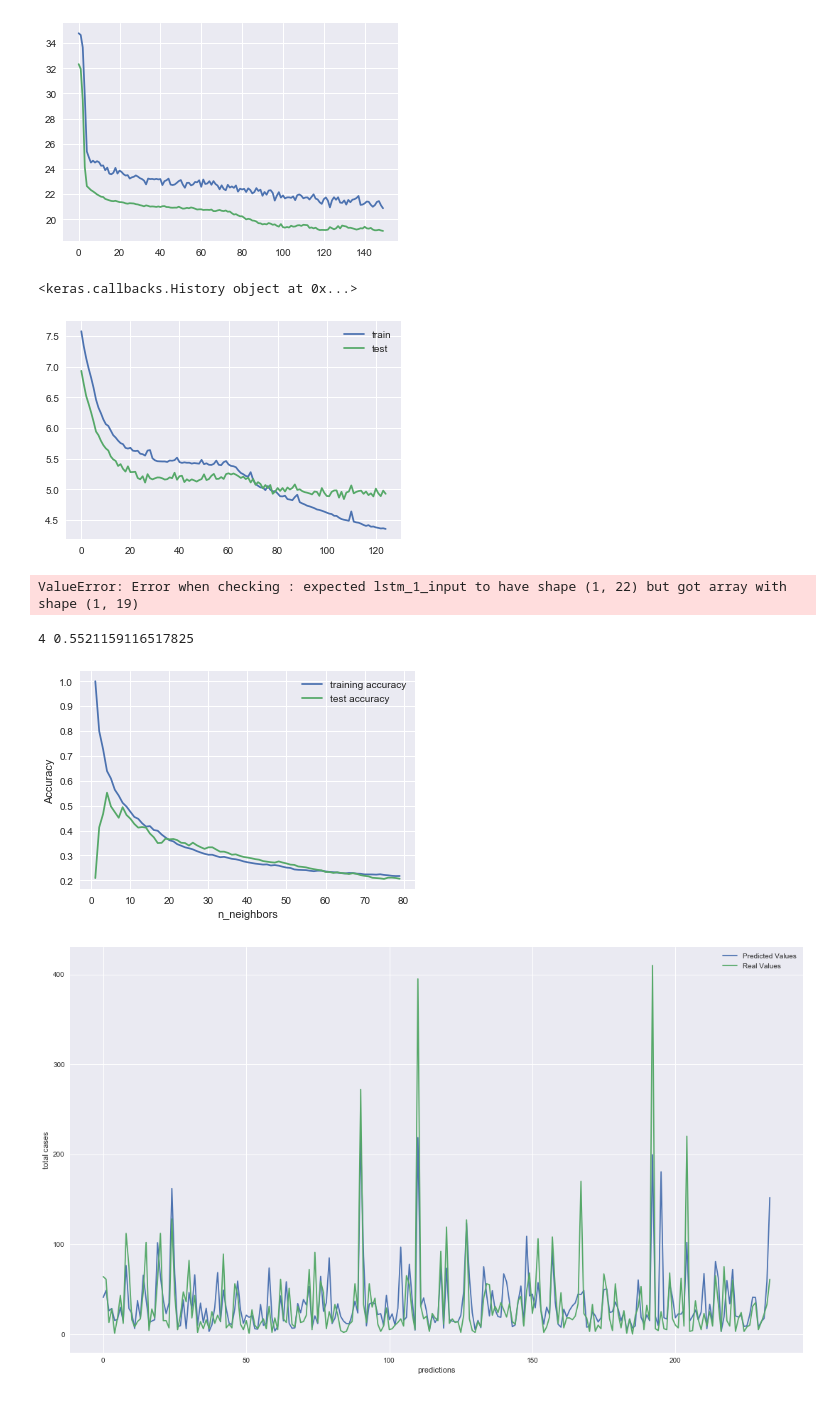
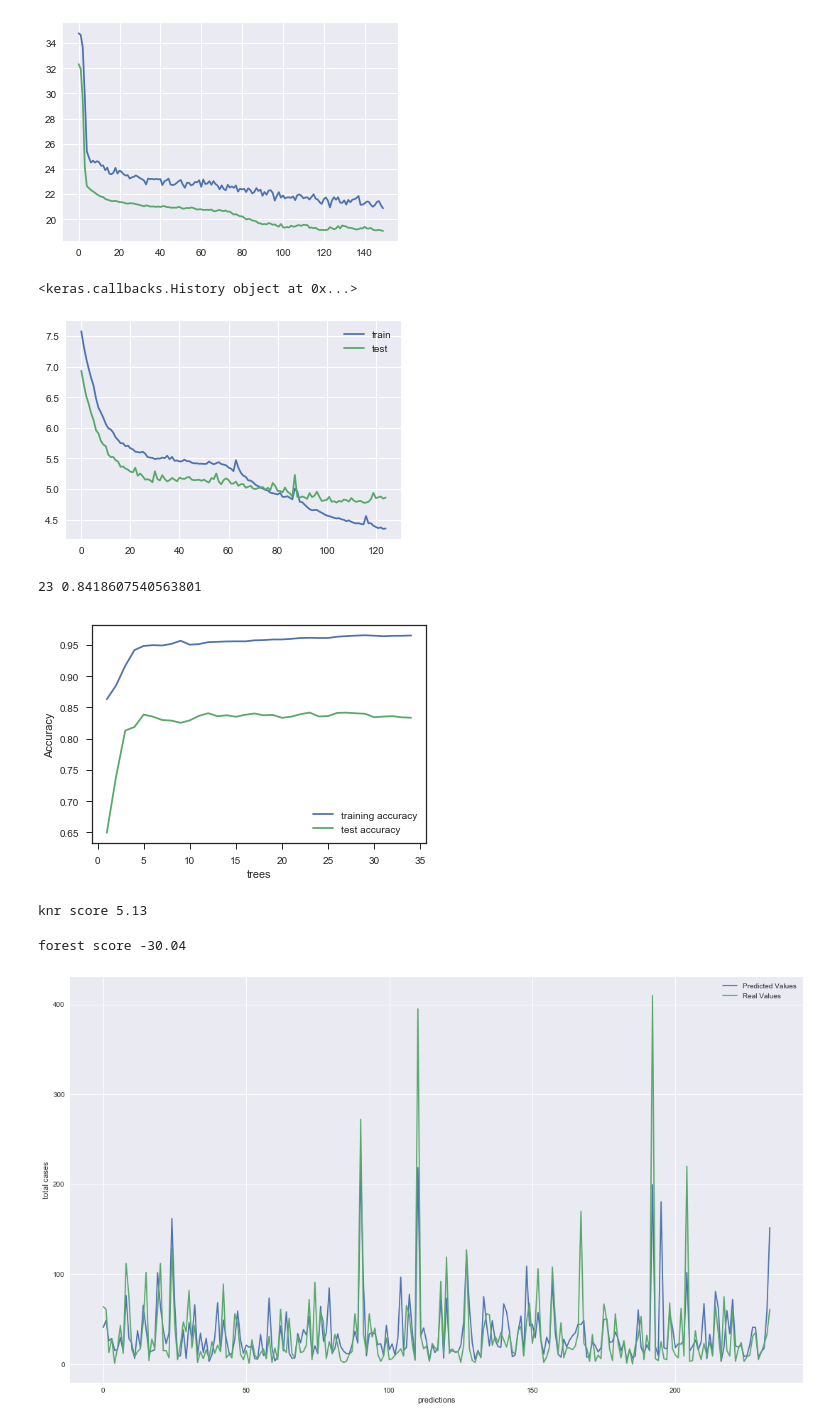
Before and after one commit to Graflinger/DengAI, a Jupyter notebook: DengAI.ipynb, the cells around one changed output. Cells and saved outputs as stored; diff of their text form; code cells hidden in the pictures.

Commit message:
Test commit
all changest to test

```diff
--- a/DengAI.ipynb
+++ b/DengAI.ipynb
@@ -171,0 +176,12 @@ Correlation of Features in San Juan
+# %%
+
+# plot
+sns.set_style('ticks')
+fig, ax = plt.subplots()
+# the size of A4 paper
+fig.set_size_inches(11.7, 8.27)
+sns.heatmap(data=sj_corr, xticklabels=sj_corr.columns,
+        yticklabels=sj_corr.columns, ax=ax)
+sns.despine()
+
+fig.savefig('example.png')
@@ -589,13 +610,12 @@ pred_model_3_sj =  predict_total_cases_model(X_train_sj, y_train_sj, X_test_sj,
 <keras.callbacks.History object at 0x...>
 [figure]
 # %%
-pred_model_lstm_sj = predict_total_cases_lstm(X_train_sj, y_train_sj, X_test_sj, y_test_sj)
+predict_total_cases_lstm(X_train_sj, y_train_sj, X_test_sj, y_test_sj)
 # %% [output]
 <keras.callbacks.History object at 0x...>
-[figure, old version]
+[figure, new version]
-ValueError: Error when checking : expected lstm_1_input to have shape (1, 22) but got array with shape (1, 19)
 # %%
-best_knr(X_train_sj, y_train_sj, X_test_sj, y_test_sj)
+best_forest(X_train_sj, y_train_sj, X_test_sj, y_test_sj)
 # %% [output]
-4 0.5521159116517825
+23 0.8418607540563801
-[figure, old version]
+[figure, new version]
@@ -604,3 +622,11 @@ knr
+# %%
+K_nearest_neighbours(X_sj,y_sj,4)
+# %% [output]
+knr score 5.13
+# %%
+forest(X_sj,y_sj,23)
+# %% [output]
+forest score -30.04
 # %%
 r = range (0 , len(pred))
 
```
Also changed, not shown: parts of 10 cells of this notebook.
